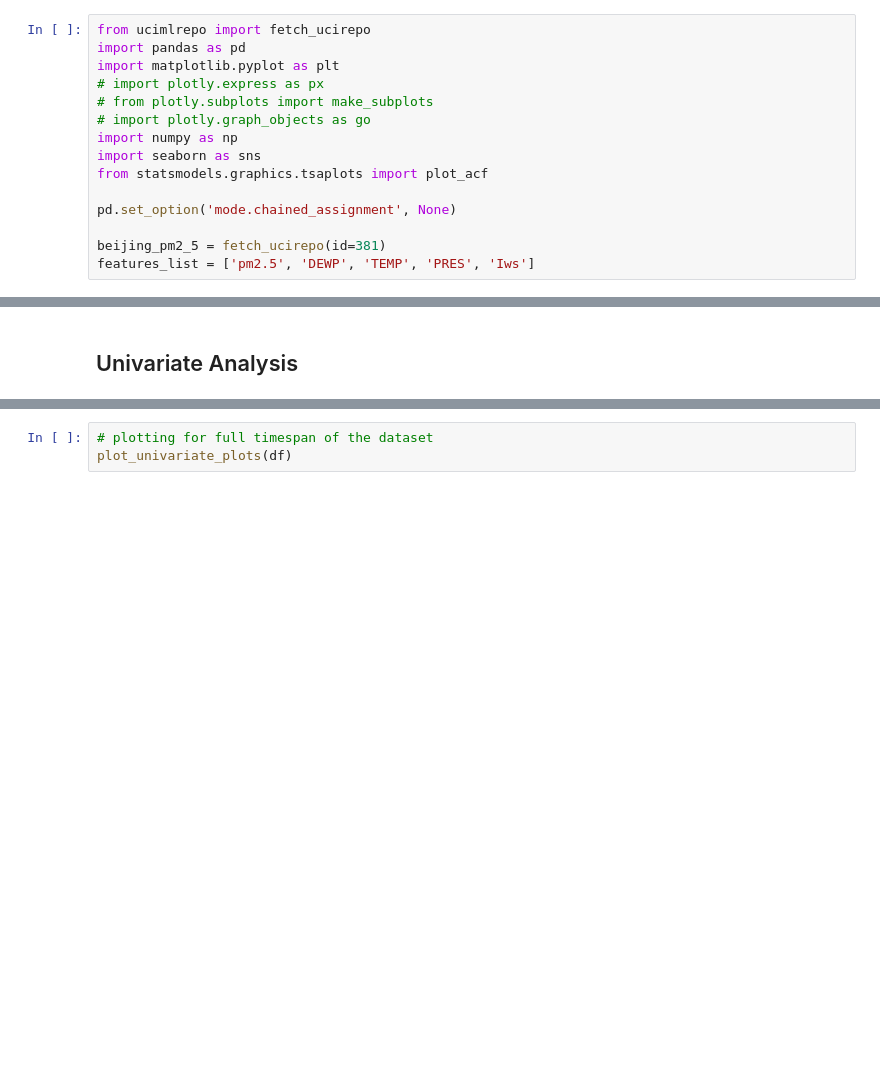
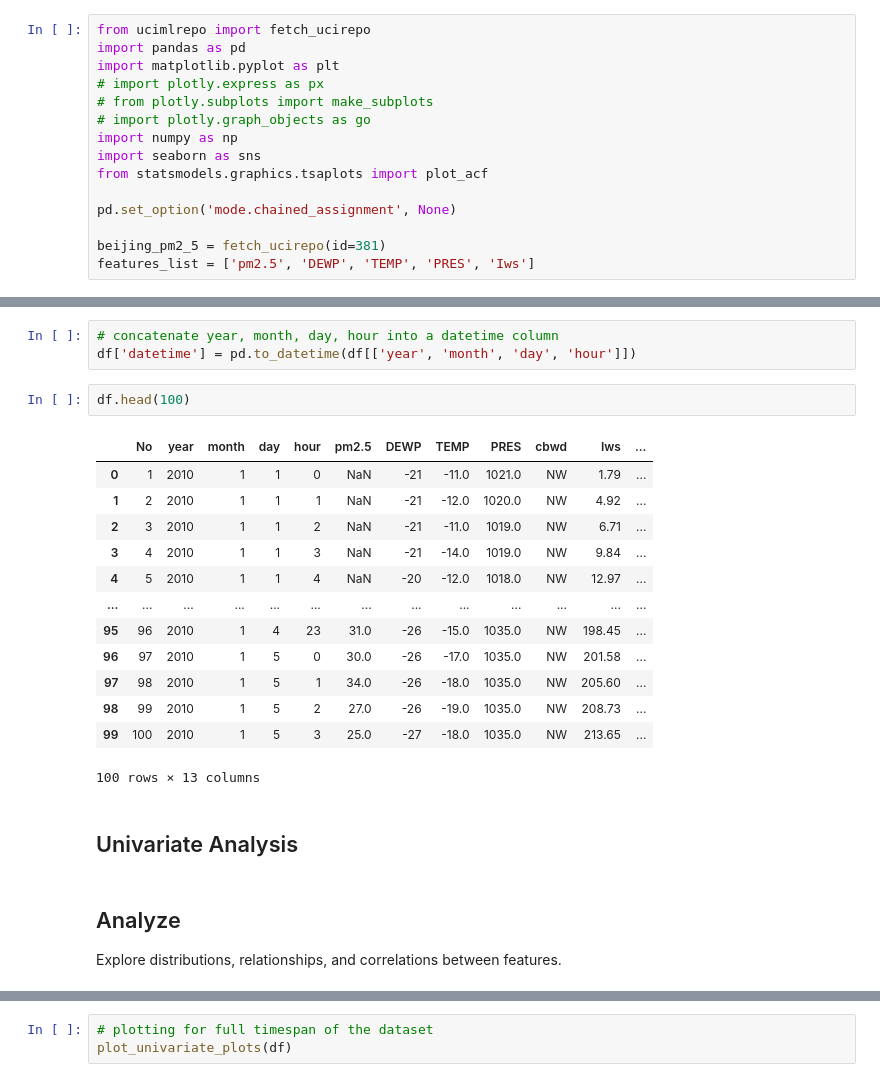
Before and after one commit to tappyness1/beijing-pm-2-5-eda-ml, a Jupyter notebook: eda.ipynb, the cells around one changed output, grey strips where cells are left out. Saved outputs shown, nothing was run; the diff lists cells and outputs as text; blank space fills up the shorter version.

```diff
--- a/eda.ipynb
+++ b/eda.ipynb
@@ -20,3 +39,26 @@ df['datetime'] = pd.to_datetime(df[['year', 'month', 'day', 'hour']])
+# %%
+# concatenate year, month, day, hour into a datetime column
+df['datetime'] = pd.to_datetime(df[['year', 'month', 'day', 'hour']])
+# %%
+df.head(100)
+# %% [output]
+|  | No | year | month | day | hour | pm2.5 | DEWP | TEMP | PRES | cbwd | Iws | ... |
+| 0 | 1 | 2010 | 1 | 1 | 0 | NaN | -21 | -11.0 | 1021.0 | NW | 1.79 | ... |
+| 1 | 2 | 2010 | 1 | 1 | 1 | NaN | -21 | -12.0 | 1020.0 | NW | 4.92 | ... |
+| 2 | 3 | 2010 | 1 | 1 | 2 | NaN | -21 | -11.0 | 1019.0 | NW | 6.71 | ... |
+| 3 | 4 | 2010 | 1 | 1 | 3 | NaN | -21 | -14.0 | 1019.0 | NW | 9.84 | ... |
+| 4 | 5 | 2010 | 1 | 1 | 4 | NaN | -20 | -12.0 | 1018.0 | NW | 12.97 | ... |
+| ... | ... | ... | ... | ... | ... | ... | ... | ... | ... | ... | ... | ... |
+| 95 | 96 | 2010 | 1 | 4 | 23 | 31.0 | -26 | -15.0 | 1035.0 | NW | 198.45 | ... |
+| 96 | 97 | 2010 | 1 | 5 | 0 | 30.0 | -26 | -17.0 | 1035.0 | NW | 201.58 | ... |
+| 97 | 98 | 2010 | 1 | 5 | 1 | 34.0 | -26 | -18.0 | 1035.0 | NW | 205.60 | ... |
+| 98 | 99 | 2010 | 1 | 5 | 2 | 27.0 | -26 | -19.0 | 1035.0 | NW | 208.73 | ... |
+| 99 | 100 | 2010 | 1 | 5 | 3 | 25.0 | -27 | -18.0 | 1035.0 | NW | 213.65 | ... |
+100 rows × 13 columns
 # %% [markdown]
 ## Univariate Analysis
+# %% [markdown]
+## Analyze
+
+Explore distributions, relationships, and correlations between features.
 # %%
```
Also changed, not shown: parts of 13 cells of this notebook, 3 other files.
